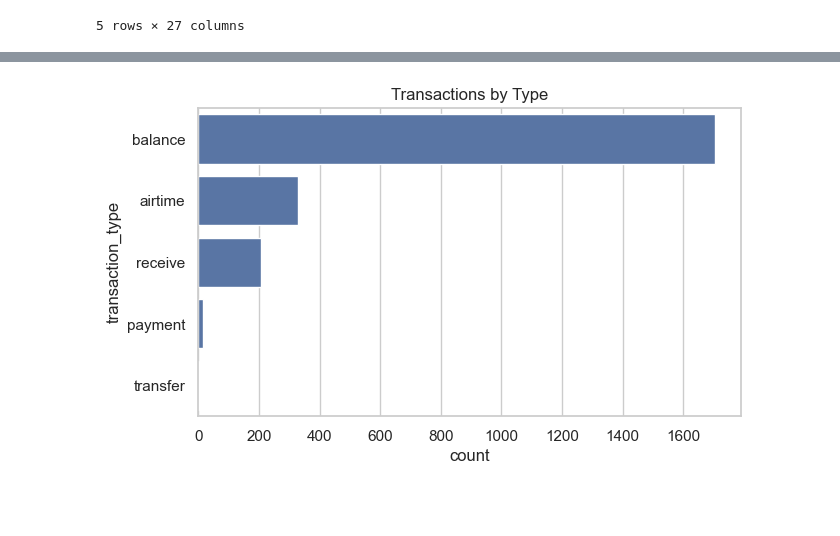
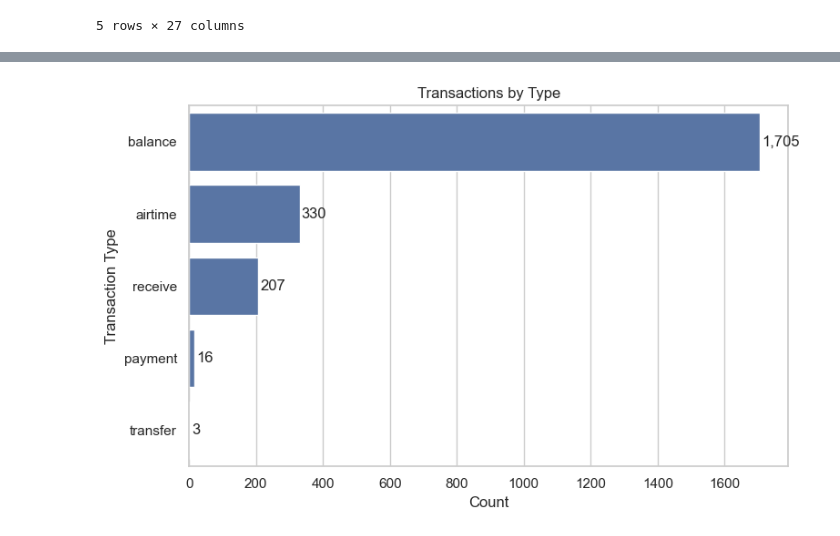
Before and after one commit to Phineas-bot/Final-data-sc, a Jupyter notebook: project/submission/DataScience_Final_GroupA_TeamGamma/3_EDA/eda_notebook.ipynb, the cells around one changed output, grey strips where cells are left out. Cells and saved outputs as stored; diff of their text form; code cells hidden in the pictures; blank space fills up the shorter version.

```diff
--- a/project/submission/DataScience_Final_GroupA_TeamGamma/3_EDA/eda_notebook.ipynb
+++ b/project/submission/DataScience_Final_GroupA_TeamGamma/3_EDA/eda_notebook.ipynb
@@ -5,4 +9,8 @@ This notebook generates key plots used in the report.
 # %%
+# Cell 1: Load data and setup
+# This cell loads the cleaned transaction data and user-level features.
+# Expected output: Preview of both datasets and record counts.
+
 from pathlib import Path
 import pandas as pd
 import matplotlib.pyplot as plt
@@ -13,6 +21,11 @@ base_dir = Path.cwd().parent
 cleaned = pd.read_csv(base_dir / '2_Data_Cleaning' / 'cleaned_data.csv', parse_dates=['datetime'])
 features = pd.read_csv(base_dir / '4_Modeling' / 'user_features.csv')
 
+# Convert datetime and calculate summary categories if needed.
+cleaned['datetime'] = pd.to_datetime(cleaned['datetime'], errors='coerce')
+print('Cleaned records:', len(cleaned))
+print('User-level feature records:', len(features))
+
 display(cleaned.head())
 display(features.head())
 # %% [output]
@@ -40,9 +66,16 @@ plt.show()
 # %%
-plt.figure(figsize=(7, 4))
+# Visualize the composition of SMS transaction message types.
+plt.figure(figsize=(8, 5))
 order = cleaned['transaction_type'].value_counts().index
-sns.countplot(data=cleaned, y='transaction_type', order=order)
+g = sns.countplot(data=cleaned, y='transaction_type', order=order)
 plt.title('Transactions by Type')
+plt.xlabel('Count')
+plt.ylabel('Transaction Type')
+for p in g.patches:
+    width = p.get_width()
+    g.text(width + 5, p.get_y() + p.get_height() / 2, f'{int(width):,}', va='center')
+plt.tight_layout()
 plt.savefig('transactions_by_type.png', dpi=300, bbox_inches='tight')
 plt.show()
 # %% [output]
-[figure, old version]
+[figure, new version]
```
Also changed, not shown: parts of 15 cells of this notebook, 36 other files.
